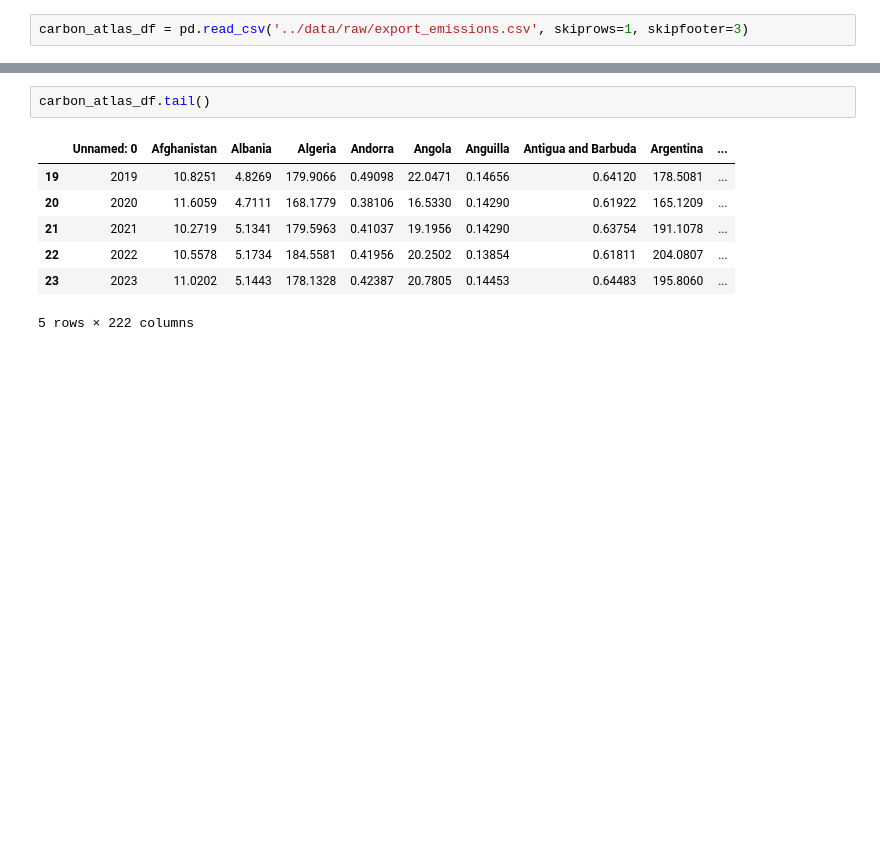
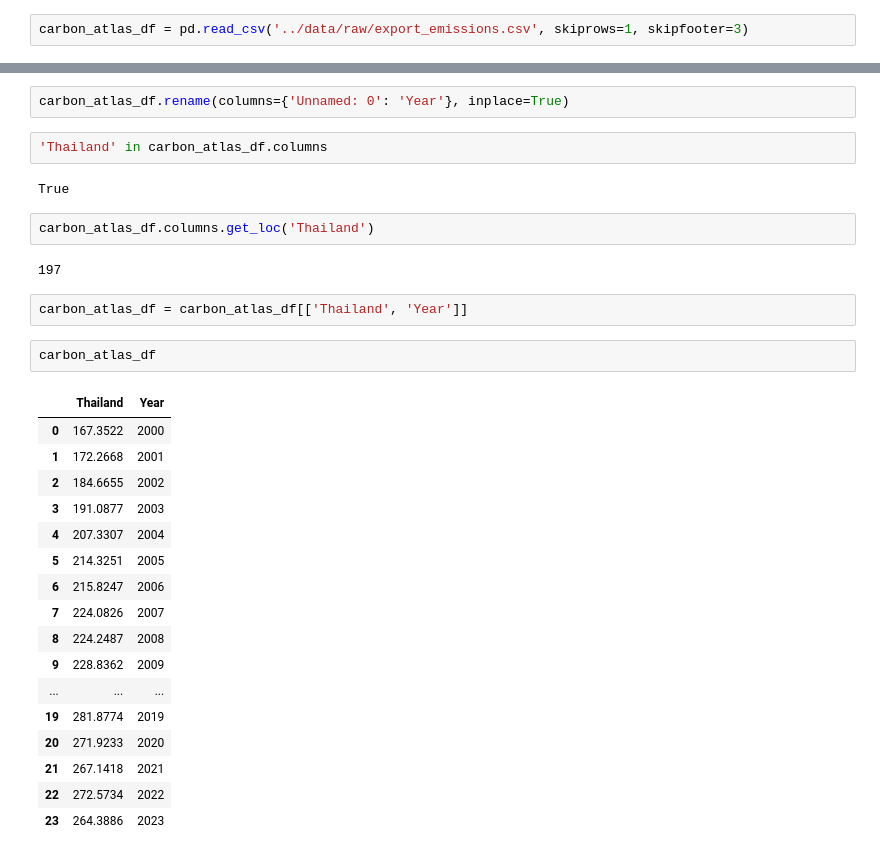
Before and after one commit to KaungHtetCho-22/Decarbonize-TH, a Jupyter notebook: experiments/kaung.ipynb, the cells around one changed output, grey strips where cells are left out. Cells and saved outputs as stored; diff of their text form; blank space fills up the shorter version.

```diff
--- a/experiments/kaung.ipynb
+++ b/experiments/kaung.ipynb
@@ -318,10 +426,32 @@ carbon_atlas_df = pd.read_csv('../data/raw/export_emissions.csv', skiprows=1, sk
+# %%
+carbon_atlas_df.rename(columns={'Unnamed: 0': 'Year'}, inplace=True)
+# %%
+'Thailand' in carbon_atlas_df.columns
+# %% [output]
+True
+# %%
+carbon_atlas_df.columns.get_loc('Thailand')
+# %% [output]
+197
+# %%
+carbon_atlas_df = carbon_atlas_df[['Thailand', 'Year']]
 # %%
-carbon_atlas_df.tail()
+carbon_atlas_df
 # %% [output]
-|  | Unnamed: 0 | Afghanistan | Albania | Algeria | Andorra | Angola | Anguilla | Antigua and Barbuda | Argentina | ... |
-| 19 | 2019 | 10.8251 | 4.8269 | 179.9066 | 0.49098 | 22.0471 | 0.14656 | 0.64120 | 178.5081 | ... |
-| 20 | 2020 | 11.6059 | 4.7111 | 168.1779 | 0.38106 | 16.5330 | 0.14290 | 0.61922 | 165.1209 | ... |
-| 21 | 2021 | 10.2719 | 5.1341 | 179.5963 | 0.41037 | 19.1956 | 0.14290 | 0.63754 | 191.1078 | ... |
-| 22 | 2022 | 10.5578 | 5.1734 | 184.5581 | 0.41956 | 20.2502 | 0.13854 | 0.61811 | 204.0807 | ... |
-| 23 | 2023 | 11.0202 | 5.1443 | 178.1328 | 0.42387 | 20.7805 | 0.14453 | 0.64483 | 195.8060 | ... |
+|  | Thailand | Year |
+| 0 | 167.3522 | 2000 |
+| 1 | 172.2668 | 2001 |
+| 2 | 184.6655 | 2002 |
+| 3 | 191.0877 | 2003 |
+| 4 | 207.3307 | 2004 |
+| 5 | 214.3251 | 2005 |
+| 6 | 215.8247 | 2006 |
+| 7 | 224.0826 | 2007 |
+| 8 | 224.2487 | 2008 |
+| 9 | 228.8362 | 2009 |
+| ... | ... | ... |
+| 19 | 281.8774 | 2019 |
+| 20 | 271.9233 | 2020 |
+| 21 | 267.1418 | 2021 |
+| 22 | 272.5734 | 2022 |
+| 23 | 264.3886 | 2023 |
-5 rows × 222 columns
```
Also changed, not shown: parts of 15 cells of this notebook.
